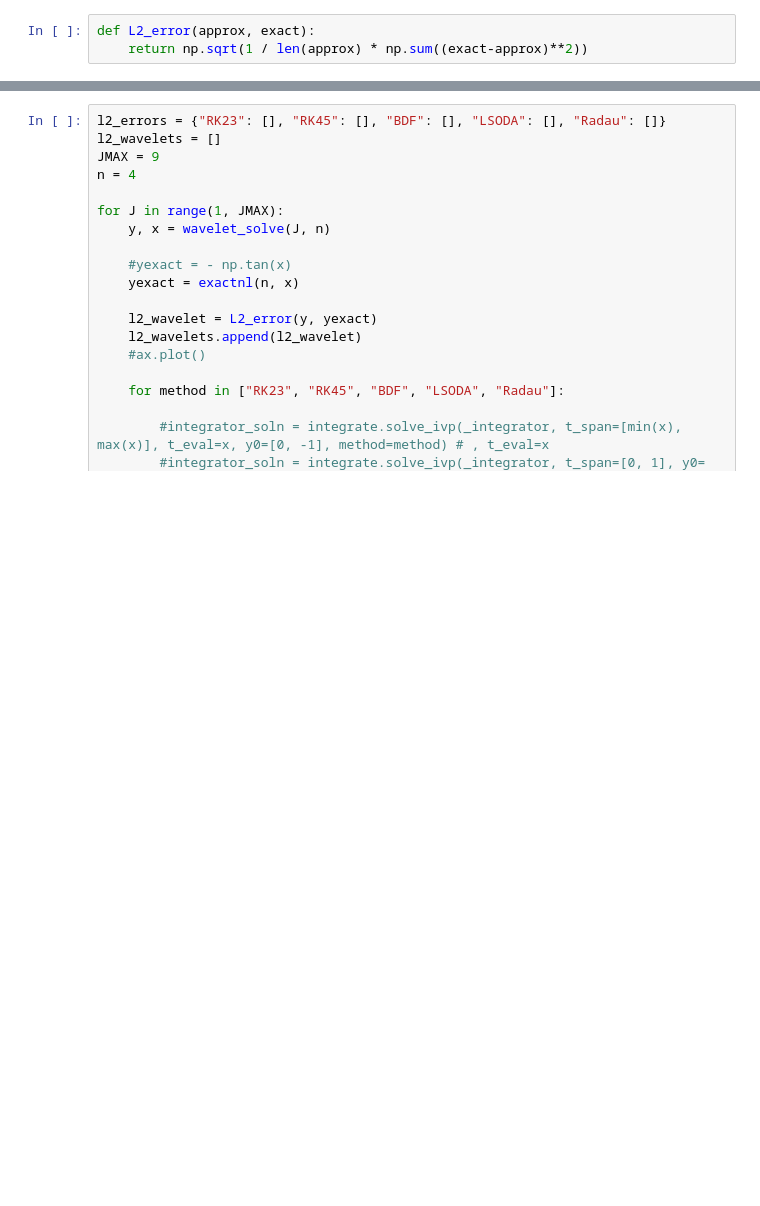
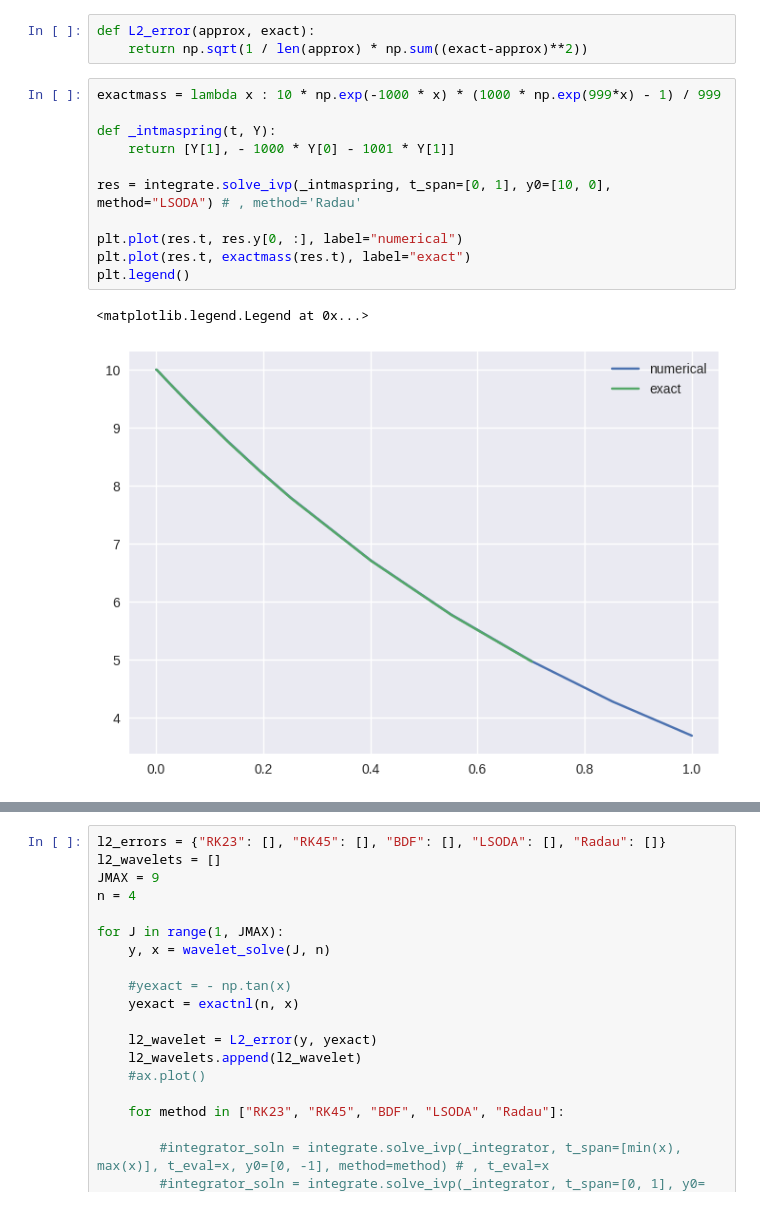
Before and after one commit to alizma/APMA1940Y-FinalProject, a Jupyter notebook: func_explo.ipynb, the cells around one changed output, grey strips where cells are left out. Saved outputs shown, nothing was run; the diff lists cells and outputs as text; blank space fills up the shorter version.

```diff
--- a/func_explo.ipynb
+++ b/func_explo.ipynb
@@ -115,6 +183,20 @@ def integratornl1paramopt(n, method):
 # %%
 def L2_error(approx, exact):
     return np.sqrt(1 / len(approx) * np.sum((exact-approx)**2))
+# %%
+exactmass = lambda x : 10 * np.exp(-1000 * x) * (1000 * np.exp(999*x) - 1) / 999
+
+def _intmaspring(t, Y):
+    return [Y[1], - 1000 * Y[0] - 1001 * Y[1]]
+
+res = integrate.solve_ivp(_intmaspring, t_span=[0, 1], y0=[10, 0], method="LSODA") # , method='Radau'
+
+plt.plot(res.t, res.y[0, :], label="numerical")
+plt.plot(res.t, exactmass(res.t), label="exact")
+plt.legend()
+# %% [output]
+<matplotlib.legend.Legend at 0x...>
+[figure, added]
 # %%
 m = 1
 n = 4
```
Also changed, not shown: parts of 7 cells of this notebook, 6 other files.
